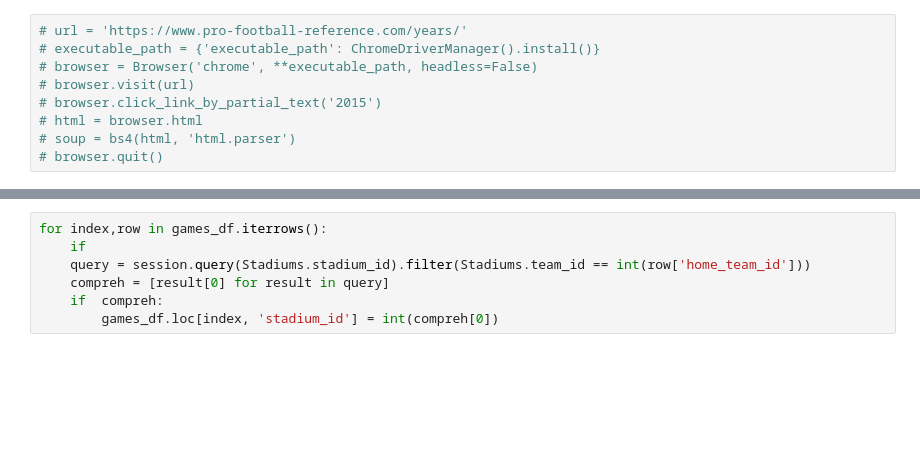
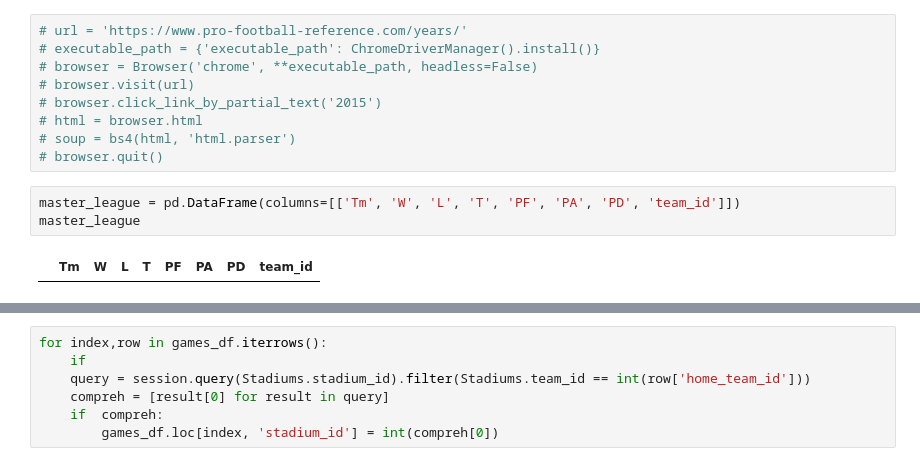
Before and after one commit to KevinKillman/ETL-Project, a Jupyter notebook: test_scrape.ipynb, the cells around one changed output, grey strips where cells are left out. Saved outputs shown, nothing was run; the diff lists cells and outputs as text; blank space fills up the shorter version.

```diff
--- a/test_scrape.ipynb
+++ b/test_scrape.ipynb
@@ -61,4 +48,9 @@ for result in session.query(Teams.team_name):
 # html = browser.html
 # soup = bs4(html, 'html.parser')
 # browser.quit()
+# %%
+master_league = pd.DataFrame(columns=[['Tm', 'W', 'L', 'T', 'PF', 'PA', 'PD', 'team_id']])
+master_league
+# %% [output]
+|  | Tm | W | L | T | PF | PA | PD | team_id |
 # %%
```
Also changed, not shown: parts of 18 cells of this notebook, 3 other files.
